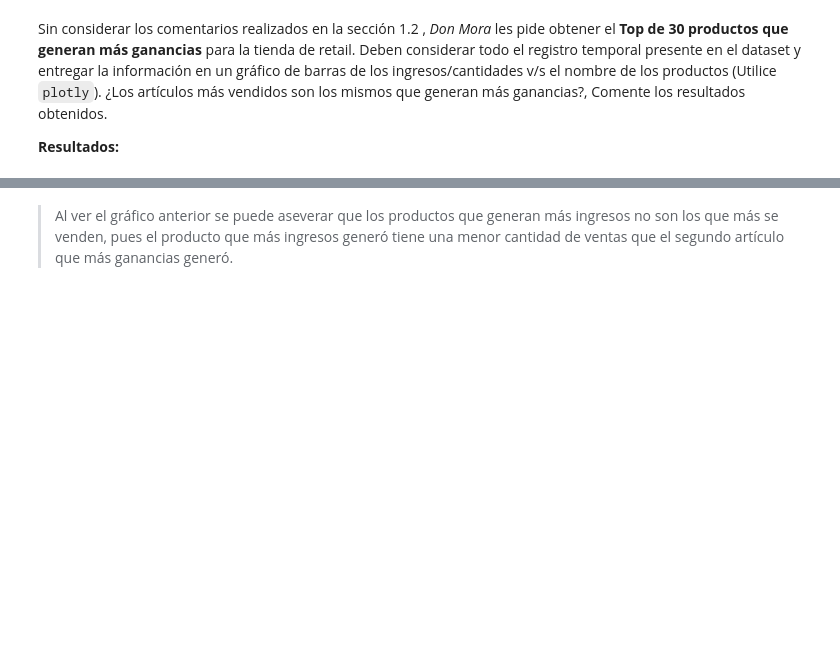
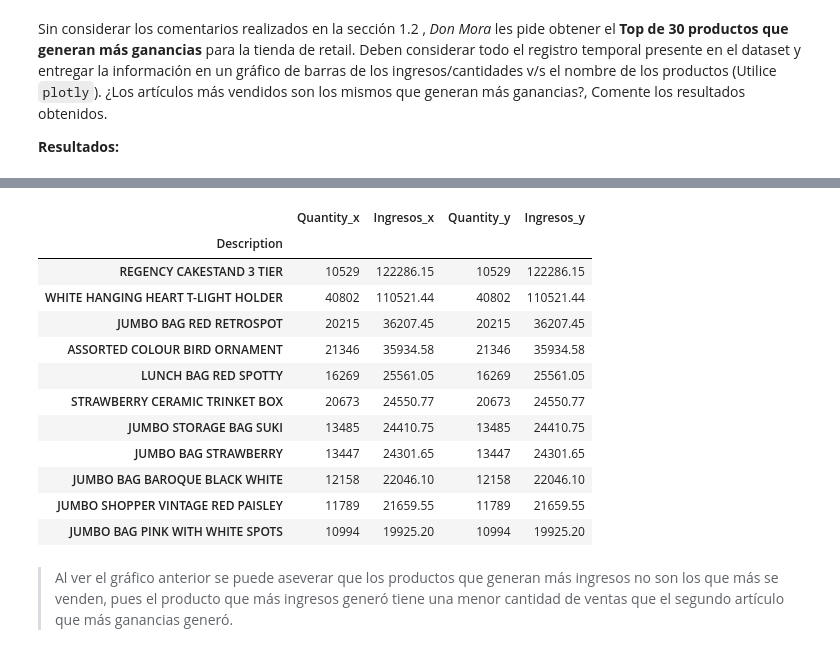
Before and after one commit to cristobalg68/Labs-Espinosa-Guerra, a Jupyter notebook: Lab_6/Lab_6.ipynb, the cells around one changed output, grey strips where cells are left out. Cells and saved outputs as stored; diff of their text form; code cells hidden in the pictures; blank space fills up the shorter version.

```diff
--- a/Lab_6/Lab_6.ipynb
+++ b/Lab_6/Lab_6.ipynb
@@ -645,9 +646,13 @@ Sin considerar los comentarios realizados en la sección 1.2 , *Don Mora* les pi
 
 **Resultados:**
 # %%
-df_retail['Ingresos'] = df_retail['Quantity'] * df_retail['Price']
-cantidades_ingresos_sum = df_retail[['Description', 'Quantity', 'Ingresos']].groupby('Description').sum()
-fig = px.bar(cantidades_ingresos_sum.sort_values('Ingresos', ascending=False).head(30), title="Top 30 productos segun Ingresos con Quantity")
+df_retail_v2['Ingresos'] = df_retail_v2['Quantity'] * df_retail_v2['Price']
+cantidades_ingresos_sum = df_retail_v2[['Description', 'Quantity', 'Ingresos']].groupby('Description').sum()
+top_30_ingresos = cantidades_ingresos_sum.sort_values('Ingresos', ascending=False).head(30)
+fig = px.bar(top_30_ingresos, y='Ingresos', title="Top 30 productos segun Ingresos")
 fig.show()
+top_30_cantidades = cantidades_ingresos_sum.sort_values('Quantity', ascending=False).head(30)
+fig = px.bar(top_30_cantidades, y='Quantity', title="Top 30 productos segun Quantity")
+fig.show()
 # %% [output]
 [interactive output not drawn]
@@ -654,3 +660,19 @@ fig.show()
+# %%
+top_30_ingresos.merge(top_30_cantidades, how='inner', on='Description')
+# %% [output]
+|  | Quantity_x | Ingresos_x | Quantity_y | Ingresos_y |
+| Description |  |  |  |  |
+| REGENCY CAKESTAND 3 TIER | 10529 | 122286.15 | 10529 | 122286.15 |
+| WHITE HANGING HEART T-LIGHT HOLDER | 40802 | 110521.44 | 40802 | 110521.44 |
+| JUMBO BAG RED RETROSPOT | 20215 | 36207.45 | 20215 | 36207.45 |
+| ASSORTED COLOUR BIRD ORNAMENT | 21346 | 35934.58 | 21346 | 35934.58 |
+| LUNCH BAG RED SPOTTY | 16269 | 25561.05 | 16269 | 25561.05 |
+| STRAWBERRY CERAMIC TRINKET BOX | 20673 | 24550.77 | 20673 | 24550.77 |
+| JUMBO STORAGE BAG SUKI | 13485 | 24410.75 | 13485 | 24410.75 |
+| JUMBO BAG STRAWBERRY | 13447 | 24301.65 | 13447 | 24301.65 |
+| JUMBO BAG BAROQUE BLACK WHITE | 12158 | 22046.10 | 12158 | 22046.10 |
+| JUMBO SHOPPER VINTAGE RED PAISLEY | 11789 | 21659.55 | 11789 | 21659.55 |
+| JUMBO BAG PINK WITH WHITE SPOTS | 10994 | 19925.20 | 10994 | 19925.20 |
 # %% [markdown]
 > Al ver el gráfico anterior se puede aseverar que los productos que generan más ingresos no son los que más se venden, pues el producto que más ingresos generó tiene una menor cantidad de ventas que el segundo artículo que más ganancias generó.
 # %% [markdown]
```
Also changed, not shown: parts of 15 cells of this notebook.
